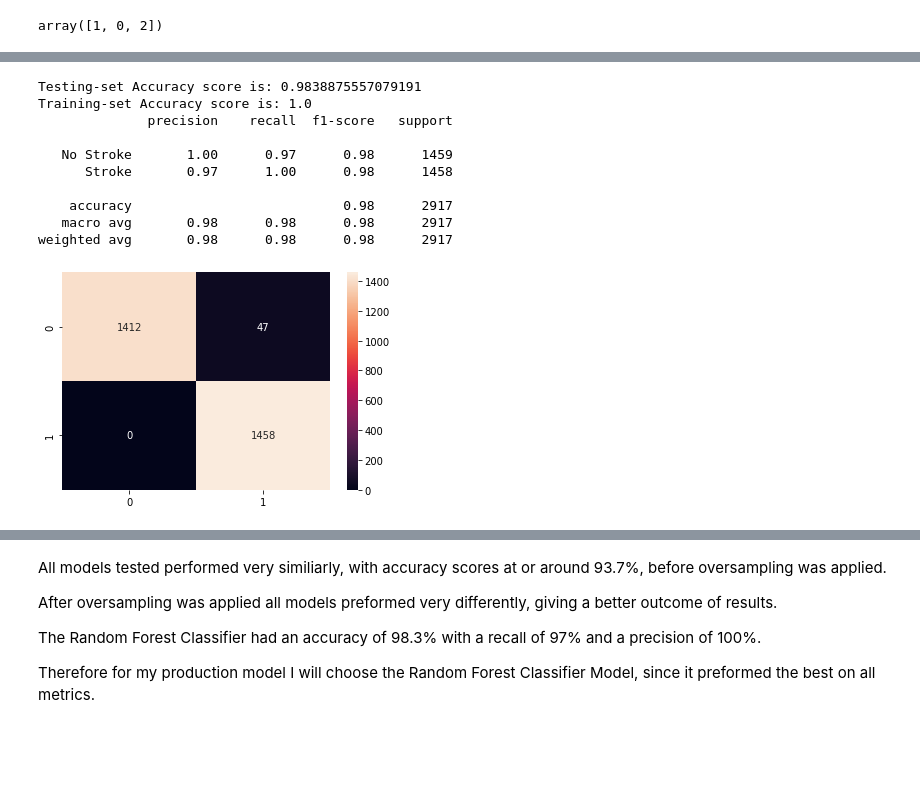
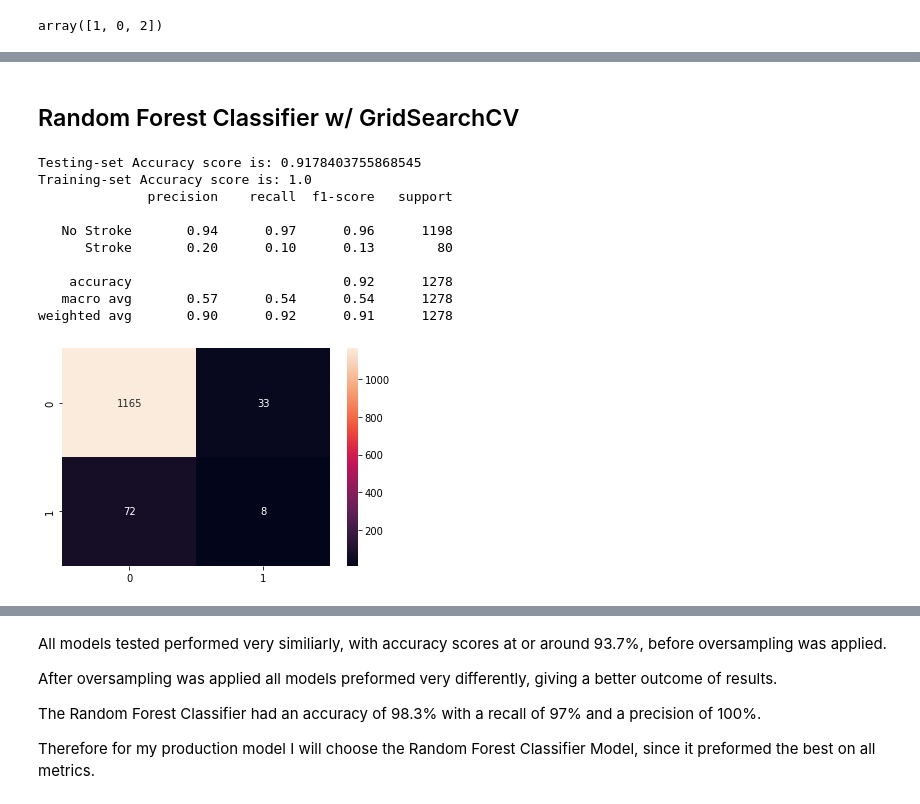
Before and after one commit to Pharmasith/Project_Stroke_Prediction_Model, a Jupyter notebook: Stroke_Prediction_Project.ipynb, the cells around one changed output, grey strips where cells are left out. Saved outputs shown, nothing was run; the diff lists cells and outputs as text; code cells hidden in the pictures; blank space fills up the shorter version.

```diff
--- a/Stroke_Prediction_Project.ipynb
+++ b/Stroke_Prediction_Project.ipynb
@@ -1286,0 +1462,7 @@ df2.head()
+# %%
+# Replace with correct values
+df2['Work_Type']= df2['Work_Type'].replace('Self-employed', 'Self_Employed')
+df2['Work_Type']= df2['Work_Type'].replace('children', 'Children')
+df2['Work_Type']= df2['Work_Type'].replace('Govt_job', 'Govt_Job')
+df2['Work_Type']= df2['Work_Type'].replace('Never_worked ', 'Never_Worked')
+df2['Work_Type'].value_counts()
@@ -1286,0 +1476,6 @@ df2.head()
+# %%
+# Replace with correct values
+df2['Smoking_Status']= df2['Smoking_Status'].replace('never smoked', 'Never_Smoked')
+df2['Smoking_Status']= df2['Smoking_Status'].replace('formerly smoked', 'Former_Smoker')
+df2['Smoking_Status']= df2['Smoking_Status'].replace('smokes', 'Active_Smoker')
+df2['Smoking_Status'].value_counts()
@@ -1308,6 +1519,6 @@ X = df2.drop(columns = 'Stroke', axis=1)
 y = df2['Stroke']
 # %%
 # Train-Test-Split
-X_train, X_test, y_train, y_test = train_test_split(X_over,y_over,test_size=0.3,stratify=y_over,random_state=42)
+X_train, X_test, y_train, y_test = train_test_split(X, y, random_state=42)
 X_train.isna().any()
 # %% [output]
@@ -1391,24 +1587,29 @@ None
+# %%
+sm = SMOTE(random_state = 42)
+X_train_df2, y_train = sm.fit_resample(X_train_df2, y_train)
+# %% [markdown]
+## Random Forest Classifier w/ GridSearchCV
 # %%
 # Build Random Forest Classifier and Evaluate the Model
 clf_rf2 = RandomForestClassifier(random_state=777)
 clf_rf2 = clf_rf.fit(X_train_df2,y_train)
-y_pred_rf2 = clf_rf2.predict(X_test_df)
+y_pred_rf2 = clf_rf2.predict(X_test_df2)
 acc = accuracy_score(y_test, y_pred_rf2)
 print('Testing-set Accuracy score is:', acc)
 print('Training-set Accuracy score is:',accuracy_score(y_train,clf_rf2.predict(X_train_df2)))
 cm = confusion_matrix(y_test, y_pred_rf)
 sns.heatmap(cm, annot = True, fmt = "d")
 target_names = ['No Stroke', 'Stroke']
 print(classification_report(y_test, y_pred_rf2, target_names=target_names))
 # %% [output]
-Testing-set Accuracy score is: 0.9838875557079191
+Testing-set Accuracy score is: 0.9178403755868545
 Training-set Accuracy score is: 1.0
               precision    recall  f1-score   support
 
-   No Stroke       1.00      0.97      0.98      1459
-      Stroke       0.97      1.00      0.98      1458
+   No Stroke       0.94      0.97      0.96      1198
+      Stroke       0.20      0.10      0.13        80
 
-    accuracy                           0.98      2917
-   macro avg       0.98      0.98      0.98      2917
-weighted avg       0.98      0.98      0.98      2917
+    accuracy                           0.92      1278
+   macro avg       0.57      0.54      0.54      1278
+weighted avg       0.90      0.92      0.91      1278
-[figure, old version]
+[figure, new version]
```
Also changed, not shown: parts of 148 cells of this notebook.
